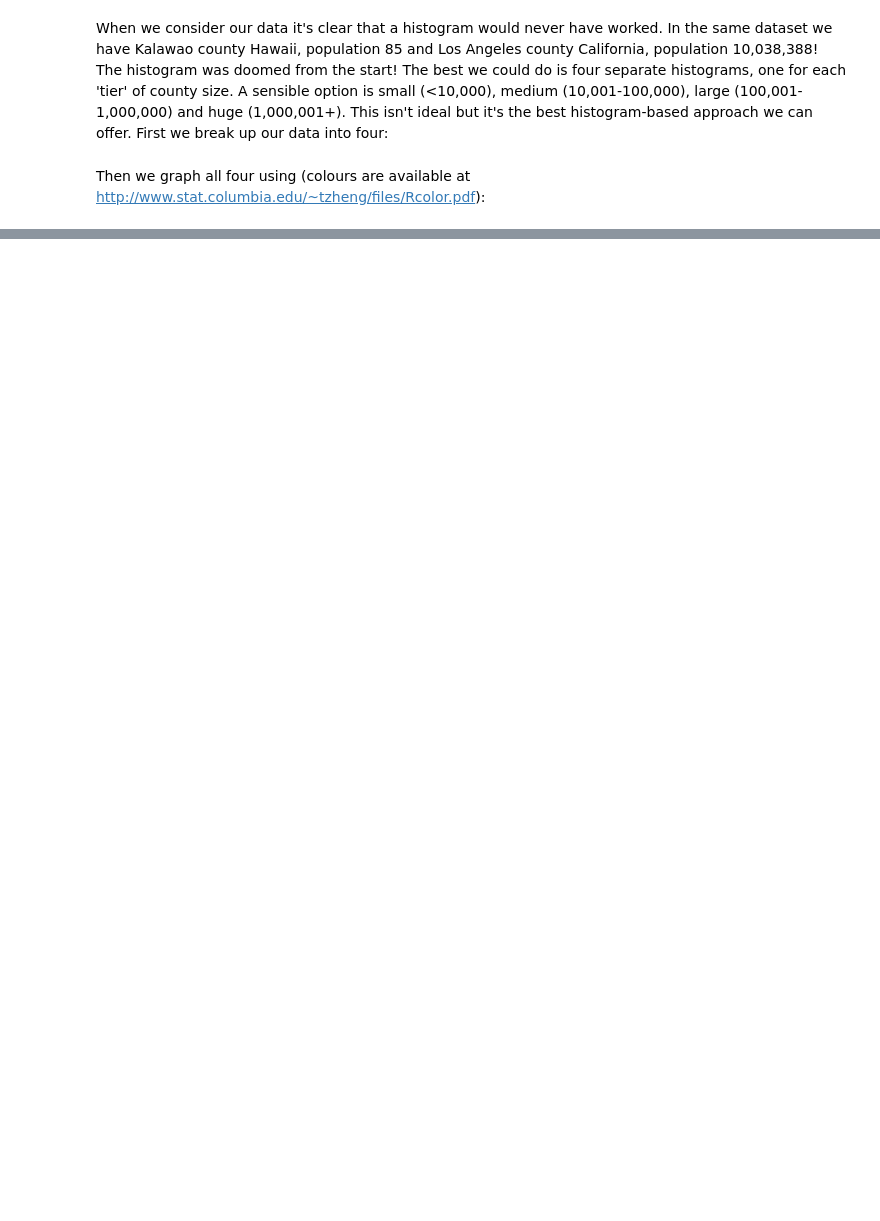
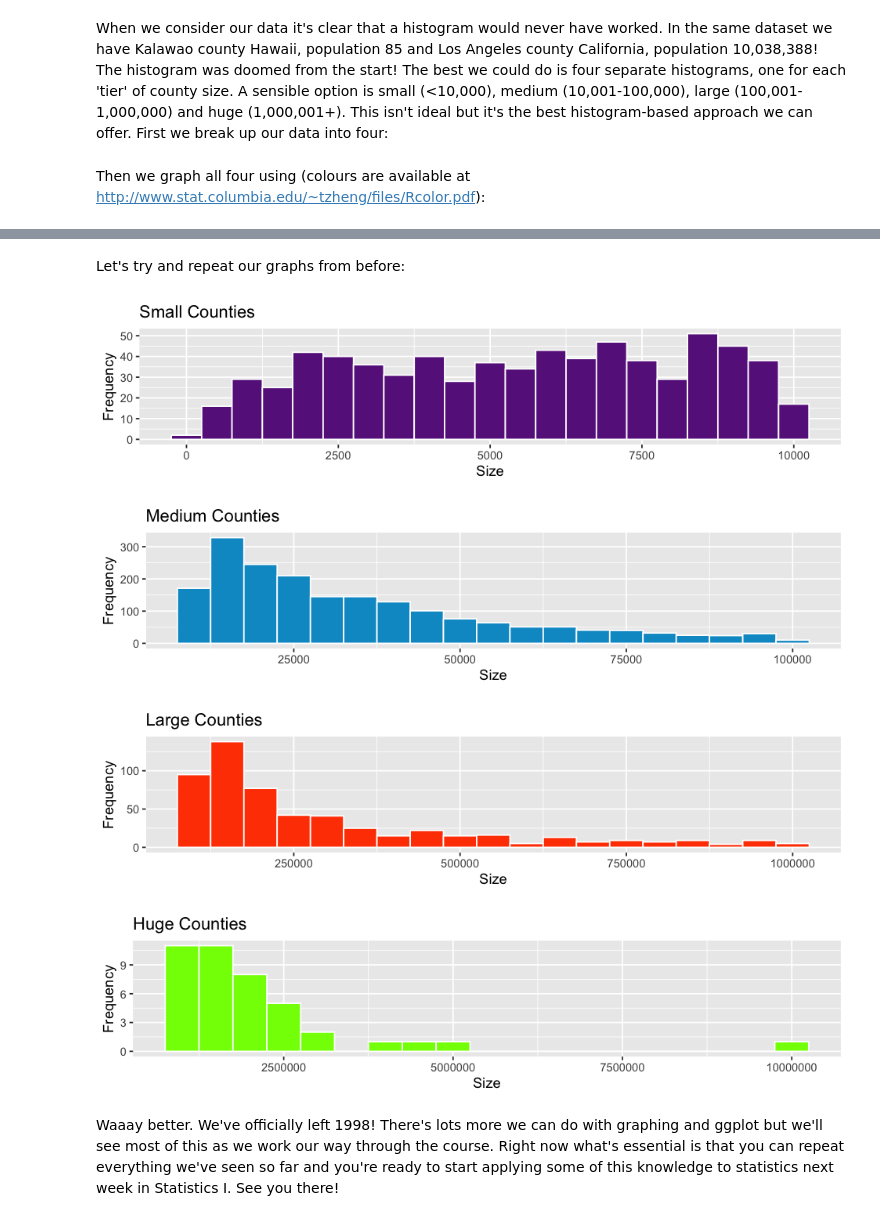
Before and after one commit to hands-on-econ/Hands-On-Econ, a Jupyter notebook: Michaelmas/2. Getting Started with R.ipynb, the cells around one changed output, grey strips where cells are left out. Drawn from its saved outputs; the diff is of its cells as text; code cells hidden in the pictures; blank space fills up the shorter version.

```diff
--- a/Michaelmas/2. Getting Started with R.ipynb
+++ b/Michaelmas/2. Getting Started with R.ipynb
@@ -794,0 +804,16 @@ This gives us a bit of a better sense of our breakdown in country sizes. What's
+# %% [markdown]
+Let's try and repeat our graphs from before:
+# %%
+options(repr.plot.width=8, repr.plot.height=2)
+par(mfrow=c(4,1))
+ggplot(dataS,aes(x=TotalPop))+geom_histogram(binwidth=500,colour='white',fill='darkorchid4')+labs(x='Size',y='Frequency')+ggtitle('Small Counties')
+ggplot(dataM,aes(x=TotalPop))+geom_histogram(binwidth=5000,colour='white',fill='deepskyblue3')+labs(x='Size',y='Frequency')+ggtitle('Medium Counties')
+ggplot(dataL,aes(x=TotalPop))+geom_histogram(binwidth=50000,colour='white',fill='orangered')+labs(x='Size',y='Frequency')+ggtitle('Large Counties')
+ggplot(dataH,aes(x=TotalPop))+geom_histogram(binwidth=500000,colour='white',fill='chartreuse')+labs(x='Size',y='Frequency')+ggtitle('Huge Counties')
+# %% [output]
+[figure, added]
+[figure, added]
+[figure, added]
+[figure, added]
+# %% [markdown]
+Waaay better. We've officially left 1998! There's lots more we can do with graphing and ggplot but we'll see most of this as we work our way through the course. Right now what's essential is that you can repeat everything we've seen so far and you're ready to start applying some of this knowledge to statistics next week in Statistics I. See you there!
```
Also changed, not shown: parts of 15 cells of this notebook.
